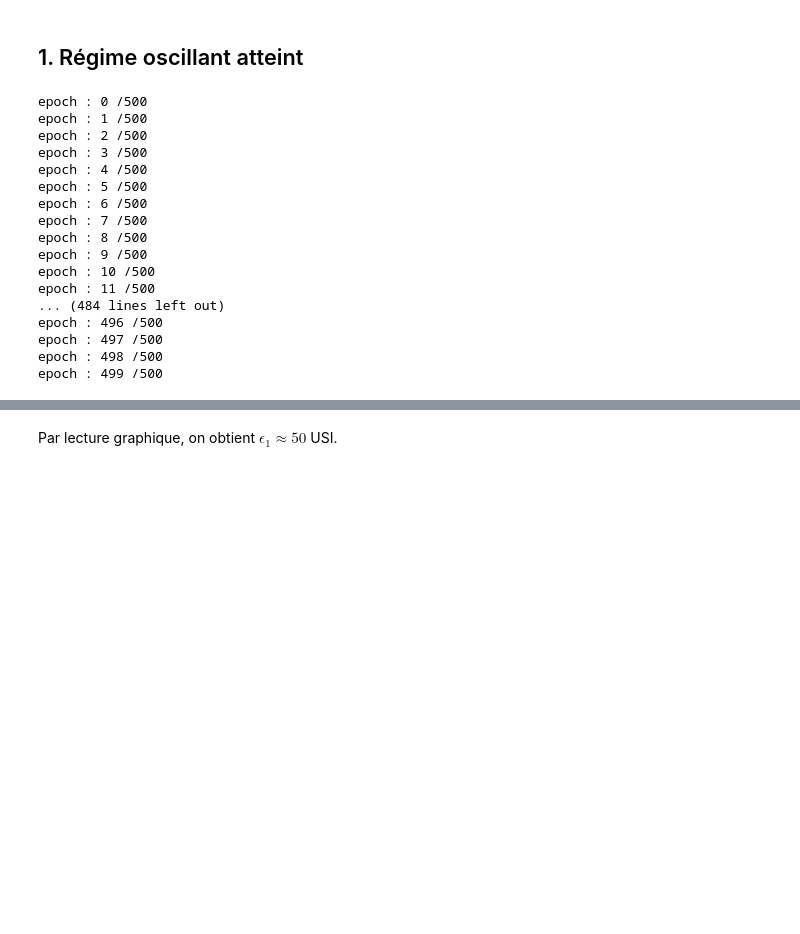
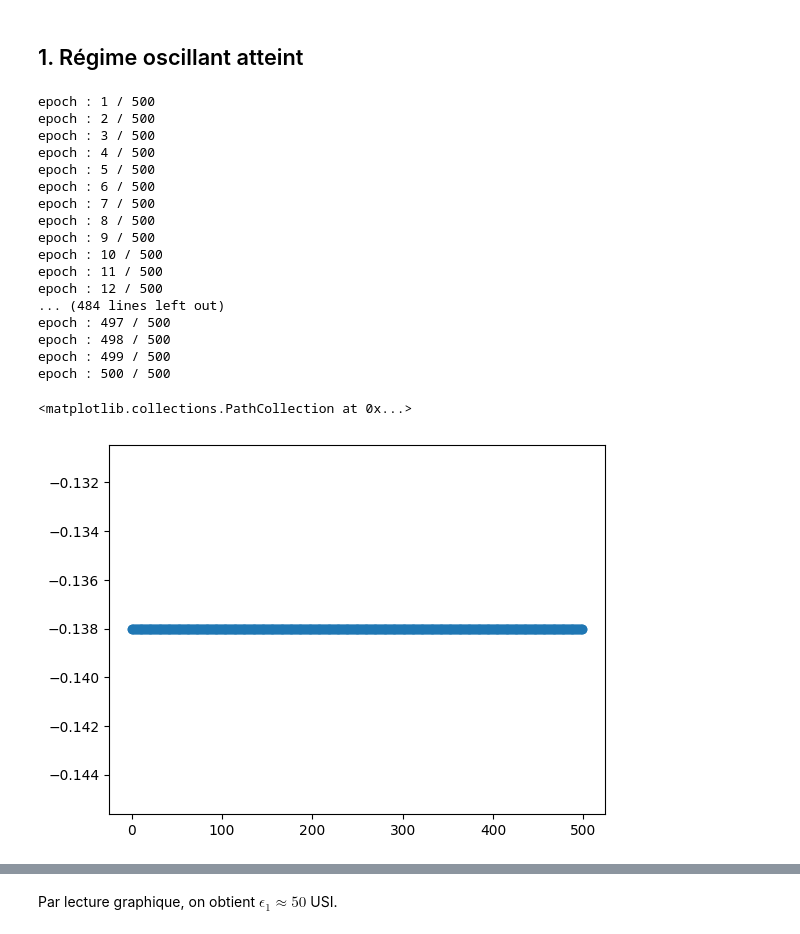
Before and after one commit to BaptisteHi/PAM-Virtual-Instrument, a Jupyter notebook: descripteurs.ipynb, the cells around one changed output, grey strips where cells are left out. Cells and saved outputs as stored; diff of their text form; code cells hidden in the pictures; blank space fills up the shorter version.

```diff
--- a/descripteurs.ipynb
+++ b/descripteurs.ipynb
@@ -112,28 +463,32 @@ def classifieur_son(D_son, eps1) :
 D_son = np.zeros(len(indexes))
 
 for i, index in enumerate(indexes):
-    print("epoch :", i, "/500")
-    clarinette.params_controle_musicien(gamma[index[0]],zeta[index[1]])
-    _, _, P, _, _ = clarinette.execution(dur, delta_t)
+    print("epoch :", i + 1, "/", n_data)
+    P = simulation(T_sec, delta_t, gamma[index[0]],zeta[index[1]],P_M,Zc)
     D_son[i] = descripteur_son(P)
 # %% [output]
-epoch : 0 /500
-epoch : 1 /500
-epoch : 2 /500
-epoch : 3 /500
-epoch : 4 /500
-epoch : 5 /500
-epoch : 6 /500
-epoch : 7 /500
-epoch : 8 /500
-epoch : 9 /500
-epoch : 10 /500
-epoch : 11 /500
+epoch : 1 / 500
+epoch : 2 / 500
+epoch : 3 / 500
+epoch : 4 / 500
+epoch : 5 / 500
+epoch : 6 / 500
+epoch : 7 / 500
+epoch : 8 / 500
+epoch : 9 / 500
+epoch : 10 / 500
+epoch : 11 / 500
+epoch : 12 / 500
 ... (484 lines left out)
-epoch : 496 /500
-epoch : 497 /500
-epoch : 498 /500
-epoch : 499 /500
+epoch : 497 / 500
+epoch : 498 / 500
+epoch : 499 / 500
+epoch : 500 / 500
+# %%
+plt.scatter(np.arange(len(D_son)), D_son)
+# %% [output]
+<matplotlib.collections.PathCollection at 0x...>
+[figure, added]
 # %%
 eps1 = 50
 axis = np.linspace(0,1,500)
```
Also changed, not shown: parts of 11 cells of this notebook.
